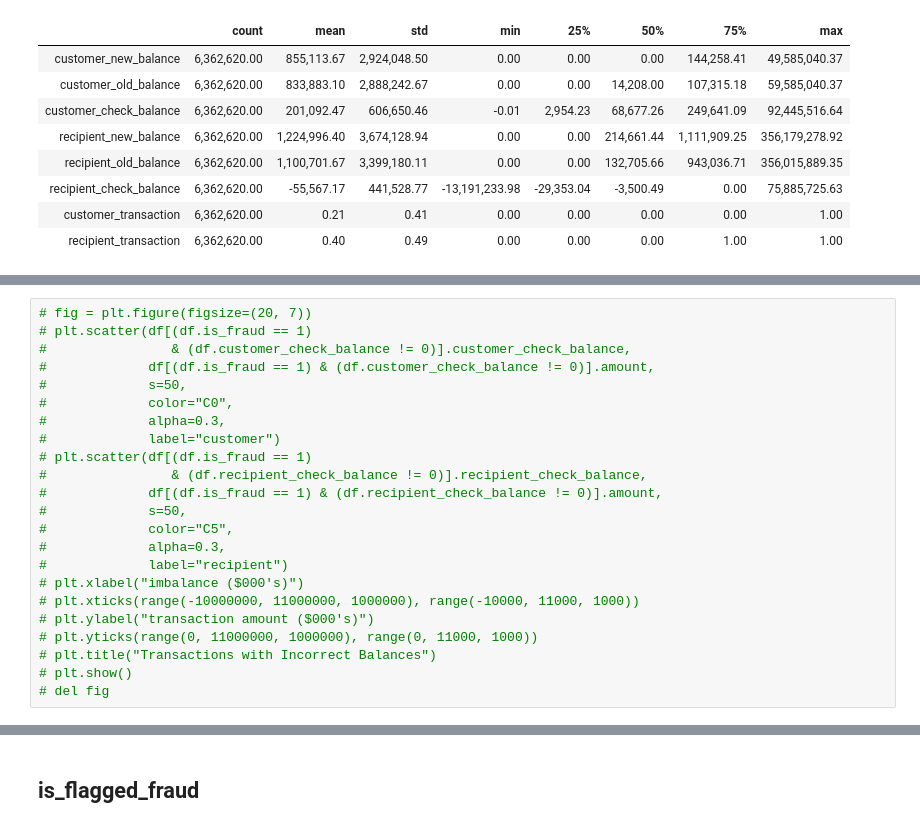
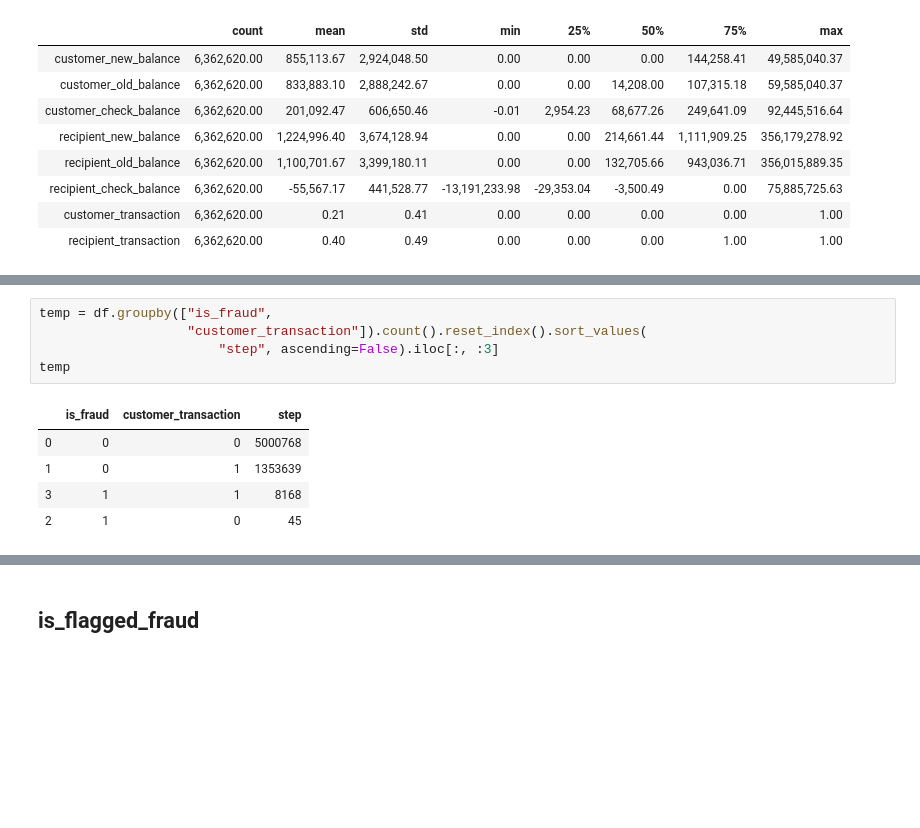
Before and after one commit to valmadrid/Detecting-Financial-Fraud-Transactions, a Jupyter notebook: financial_fraud.ipynb, the cells around one changed output, grey strips where cells are left out. Saved outputs shown, nothing was run; the diff lists cells and outputs as text; blank space fills up the shorter version.

```diff
--- a/financial_fraud.ipynb
+++ b/financial_fraud.ipynb
@@ -764,23 +721,11 @@ del temp, ax, graph, bar, fig, x
-# %%
-# fig = plt.figure(figsize=(20, 7))
-# plt.scatter(df[(df.is_fraud == 1)
-#                & (df.customer_check_balance != 0)].customer_check_balance,
-#             df[(df.is_fraud == 1) & (df.customer_check_balance != 0)].amount,
-#             s=50,
-#             color="C0",
-#             alpha=0.3,
-#             label="customer")
-# plt.scatter(df[(df.is_fraud == 1)
-#                & (df.recipient_check_balance != 0)].recipient_check_balance,
-#             df[(df.is_fraud == 1) & (df.recipient_check_balance != 0)].amount,
-#             s=50,
-#             color="C5",
-#             alpha=0.3,
-#             label="recipient")
-# plt.xlabel("imbalance ($000's)")
-# plt.xticks(range(-10000000, 11000000, 1000000), range(-10000, 11000, 1000))
-# plt.ylabel("transaction amount ($000's)")
-# plt.yticks(range(0, 11000000, 1000000), range(0, 11000, 1000))
-# plt.title("Transactions with Incorrect Balances")
-# plt.show()
-# del fig
+# %%
+temp = df.groupby(["is_fraud",
+                   "customer_transaction"]).count().reset_index().sort_values(
+                       "step", ascending=False).iloc[:, :3]
+temp
+# %% [output]
+|  | is_fraud | customer_transaction | step |
+| 0 | 0 | 0 | 5000768 |
+| 1 | 0 | 1 | 1353639 |
+| 3 | 1 | 1 | 8168 |
+| 2 | 1 | 0 | 45 |
```
Also changed, not shown: parts of 3 cells of this notebook.
